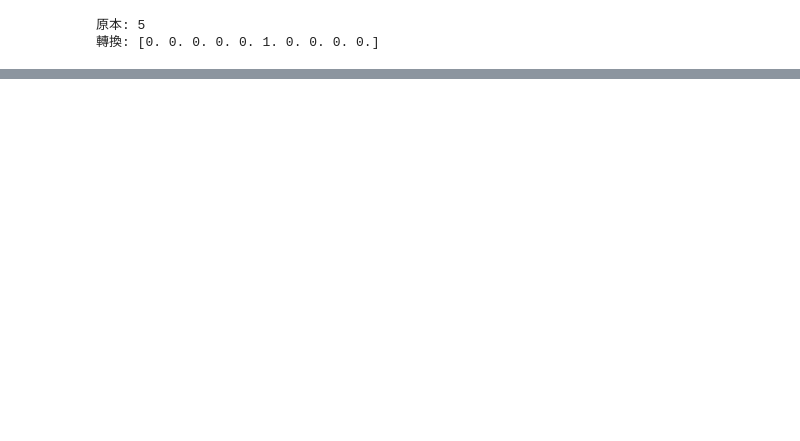
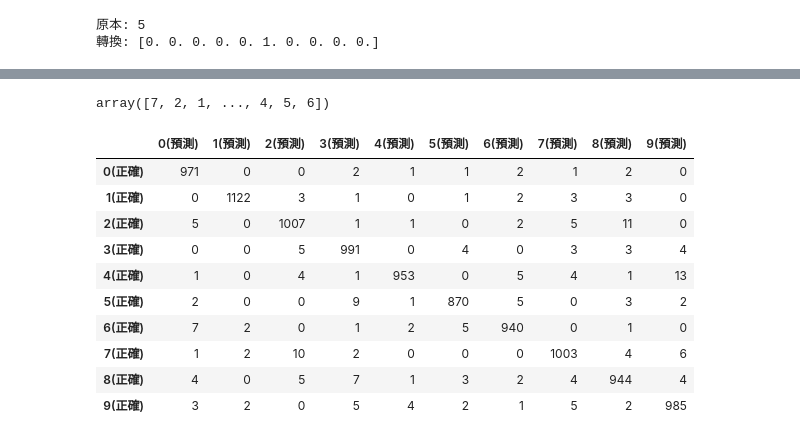
Before and after one commit to Elwing-Chou/MLTT, a Jupyter notebook: mlp.ipynb, the cells around one changed output, grey strips where cells are left out. Cells and saved outputs as stored; diff of their text form; code cells hidden in the pictures; blank space fills up the shorter version.

```diff
--- a/mlp.ipynb
+++ b/mlp.ipynb
@@ -106,0 +95,11 @@ mlp.fit
+# %%
+# batch_size: 看多少筆資料再作一次參數調整(負梯度)
+# 建議: 圖片小(100-200) 圖片大(10-20)
+# epochs: 整份資料要翻幾遍 1遍:60000筆 2遍: 60000 * 2
+# 注意: epochs你可以控制模型什麼時候要停止訓練的關鍵
+# validation_split: 把一些訓練資料直接拿來做考試
+# loss: 高 -> 穩定 -> 高(過擬合), 穩定的epochs就把模型訓練停下來
+# verbose(不重要): 0:完全無log 1:最完整 2:必要的就好
+mlp.fit(x_train_norm, y_train_cat,
+        batch_size=200, epochs=13,
+        validation_split=0.1, verbose=2)
@@ -106,0 +130,27 @@ mlp.fit
+# %%
+# predict(sklearn:predict_proba)->機率
+# predict_classes(sklearn:predict)->最高機率的值
+pre = mlp.predict_classes(x_test_norm)
+pre
+# %% [output]
+array([7, 2, 1, ..., 4, 5, 6])
+# %%
+from sklearn.metrics import confusion_matrix
+import pandas as pd
+base = list(range(10))
+row = [str(b) + "(正確)" for b in base]
+col = [str(b) + "(預測)" for b in base]
+mat = confusion_matrix(y_test, pre)
+pd.DataFrame(mat, columns=col, index=row)
+# %% [output]
+|  | 0(預測) | 1(預測) | 2(預測) | 3(預測) | 4(預測) | 5(預測) | 6(預測) | 7(預測) | 8(預測) | 9(預測) |
+| 0(正確) | 971 | 0 | 0 | 2 | 1 | 1 | 2 | 1 | 2 | 0 |
+| 1(正確) | 0 | 1122 | 3 | 1 | 0 | 1 | 2 | 3 | 3 | 0 |
+| 2(正確) | 5 | 0 | 1007 | 1 | 1 | 0 | 2 | 5 | 11 | 0 |
+| 3(正確) | 0 | 0 | 5 | 991 | 0 | 4 | 0 | 3 | 3 | 4 |
+| 4(正確) | 1 | 0 | 4 | 1 | 953 | 0 | 5 | 4 | 1 | 13 |
+| 5(正確) | 2 | 0 | 0 | 9 | 1 | 870 | 5 | 0 | 3 | 2 |
+| 6(正確) | 7 | 2 | 0 | 1 | 2 | 5 | 940 | 0 | 1 | 0 |
+| 7(正確) | 1 | 2 | 10 | 2 | 0 | 0 | 0 | 1003 | 4 | 6 |
+| 8(正確) | 4 | 0 | 5 | 7 | 1 | 3 | 2 | 4 | 944 | 4 |
+| 9(正確) | 3 | 2 | 0 | 5 | 4 | 2 | 1 | 5 | 2 | 985 |
```
Also changed, not shown: parts of 7 cells of this notebook.
